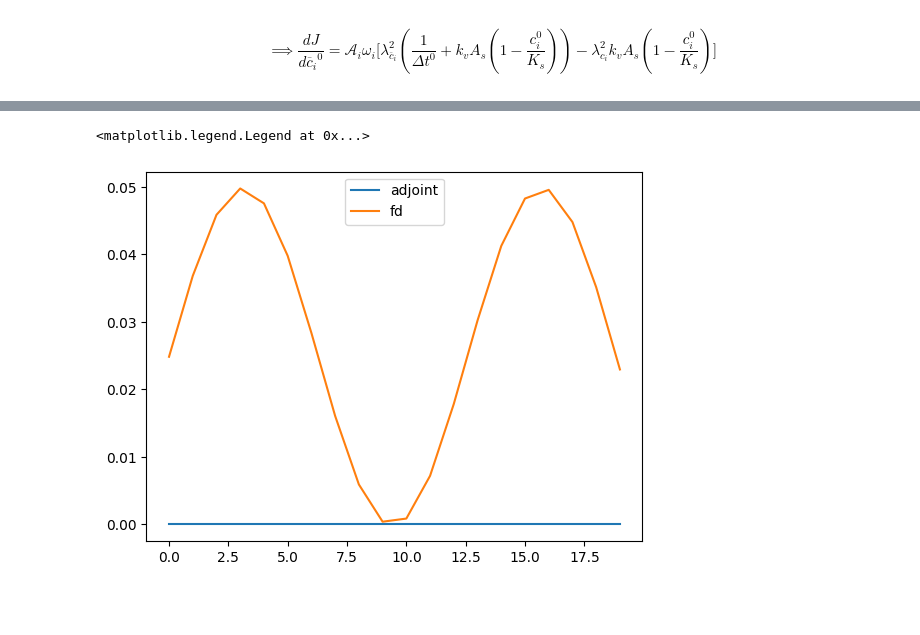
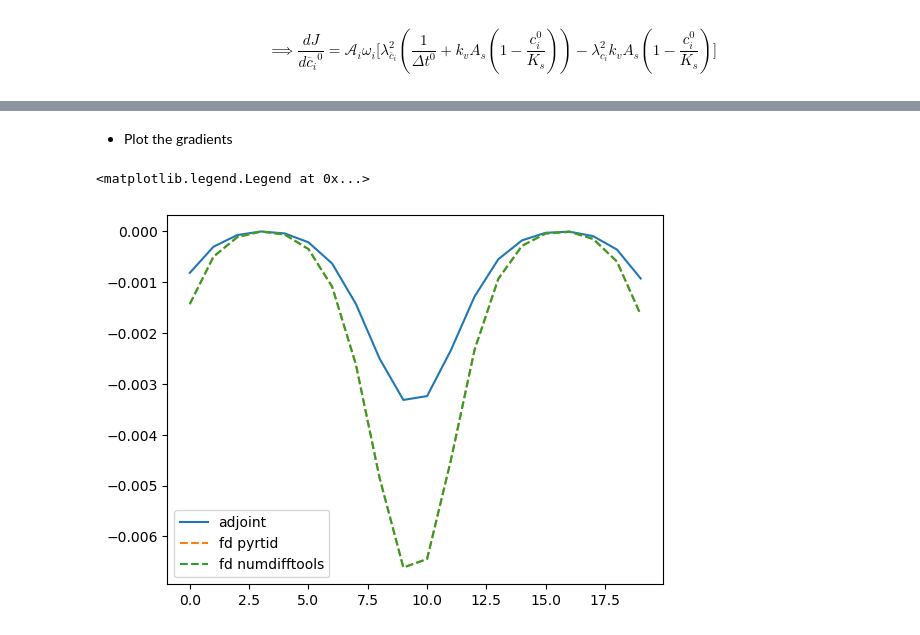
Before and after one commit to antoinecollet5/pyrtid, a Jupyter notebook: devs/chemistry_derivation_with_linear_transport_fp.ipynb, the cells around one changed output, grey strips where cells are left out. Saved outputs shown, nothing was run; the diff lists cells and outputs as text; code cells hidden in the pictures; blank space fills up the shorter version.

Commit message:
ENH: add notebook with 2 and 4 equations + fixed point iterations

```diff
--- a/devs/chemistry_derivation_with_linear_transport_fp.ipynb
+++ b/devs/chemistry_derivation_with_linear_transport_fp.ipynb
@@ -420,13 +422,12 @@ def solve_transport(
 
     # Note: the concentration has been modified by the transport so we need to use the
     # updated one.
-
-    # Save the grade for the fix point iterations
-    tr_model.grade_old = tr_model.grade[:, :, time_index].copy()
+    dmdt = (tr_model.grade[:, :, time_index] - tr_model.grade[:, :, time_index - 1])
+    # print(dmdt)
 
     tr_model.conc_post_tr[:, :, time_index] = (1 + tr_model.diffusion) * tr_model.conc[
         :, :, time_index - 1
-    ] - (tr_model.grade[:, :, time_index] - tr_model.grade[:, :, time_index - 1])
+    ] - dmdt
 
 
 def solve_geochem_explicit(
@@ -442,7 +443,7 @@ def solve_geochem_explicit(
 
     # Note: the concentration has been modified by the transport so we need to use the
     # updated one.
-    m0 = tr_model.grade[:, :, time_index]
+    m0 = tr_model.grade[:, :, time_index - 1]
 
     dMdt = (
         gch_params.kv
@@ -690,17 +698,25 @@ def get_gradient(time_params: TimeParameters):
         * porosity
     )
 
+def get_gradient(time_params: TimeParameters):
+    return (
+        (
+            atr_model.a_grade[:, :, 0] / time_params.ldt[0]
+            + (atr_model.a_grade[:, :, 0] - atr_model.a_conc[:, :, 0]) *
+                gch_params.kv
+                * gch_params.As
+                * (1.0 - tr_model_est.conc[:, :, 0] * (1 + tr_model_est.diffusion) / gch_params.Ks)
+            )
+        )* geom.mesh_area * porosity
+
 
 adjoint_gradient = get_gradient(time_params=time_params).ravel()
 # %%
 def objfun(x, time_params: TimeParameters) -> float:
     _tr_model = TransportModel(time_params.nt, gch_params_est, tr_params)
     _tr_model.grade[:, :, 0] = x.reshape(nx, ny, order="F")
-    time_params.reset_dt()
-    for it in range(1, time_params.nt + 1):
-        time_params.update_dt(1)
-        solve_transport(_tr_model, gch_params_est, time_params, it)
-        solve_geochem_explicit(_tr_model, gch_params_est, time_params, it)
+
+    solve_forward(time_params, gch_params_est, _tr_model, is_verbose=False)
 
     a_sources = tr_model_ref.conc - _tr_model.conc
-    return 0.5 * np.sum(a_sources**2)
+    return float(0.5 * np.sum(a_sources**2))
@@ -719,8 +739,10 @@ eps
 # %%
-from pyrtid.utils.finite_differences import finite_gradient
-import numdifftools as nd
+def objfun_wrapper(x: NDArrayFloat) -> float:
+    return objfun(x, time_params)
 
-fd_gradient = finite_gradient(
+
+fd_gradient_numdifftools = nd.Gradient(objfun_wrapper, step=eps)(M1.ravel("F"))
+fd_gradient_pyrtid = finite_gradient(
     np.array([M1]).ravel("F"), objfun, fm_args=(time_params,), eps=eps
 )
 # %%
@@ -734,7 +756,10 @@ array([-2.14457649e-05, -2.14457649e-05, -2.14457649e-05, -2.14457649e-05,
+# %% [markdown]
+- Plot the gradients
 # %%
 plt.plot(adjoint_gradient, label="adjoint")
-plt.plot(fd_gradient, label="fd")
+plt.plot(fd_gradient_pyrtid, label="fd pyrtid", linestyle="--")
+plt.plot(fd_gradient_numdifftools, label="fd numdifftools", linestyle="--")
 plt.legend()
 # %% [output]
 <matplotlib.legend.Legend at 0x...>
-[figure, old version]
+[figure, new version]
```
Also changed, not shown: parts of 17 cells of this notebook, 2 other files.
